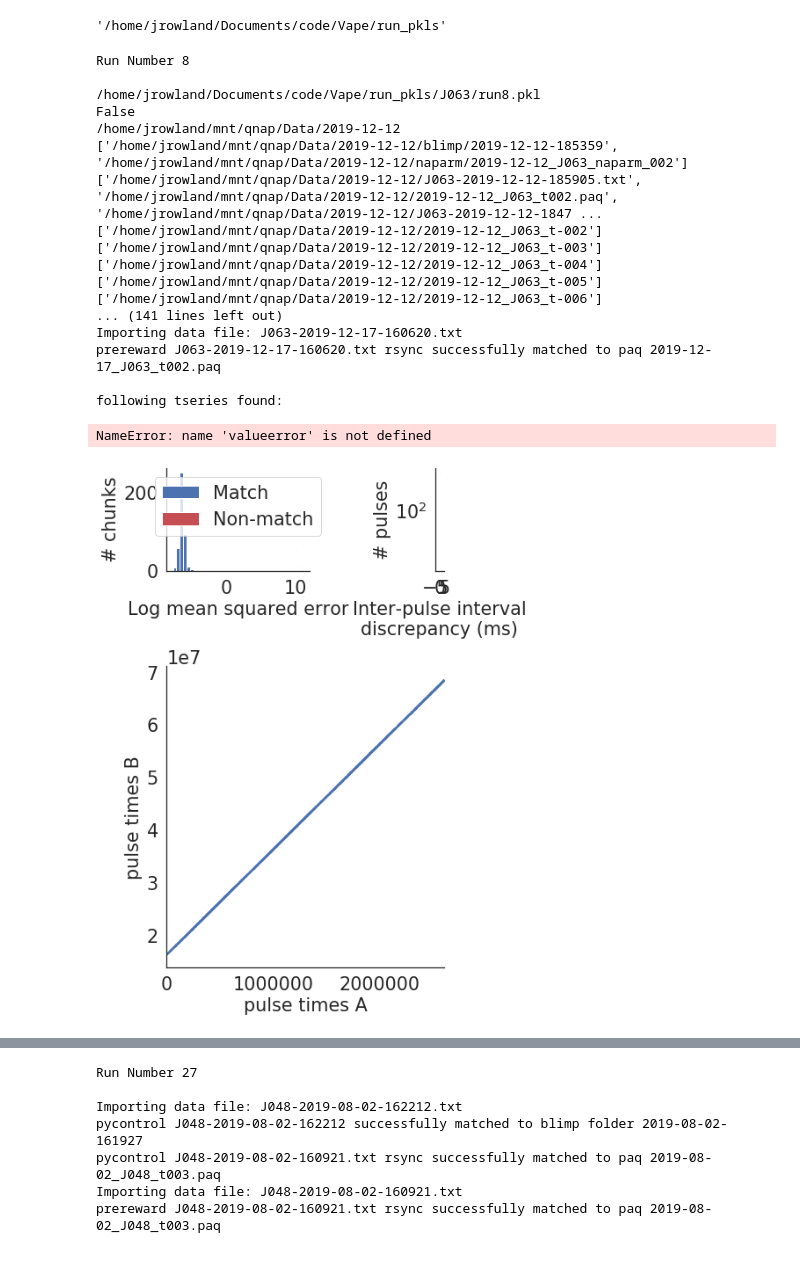
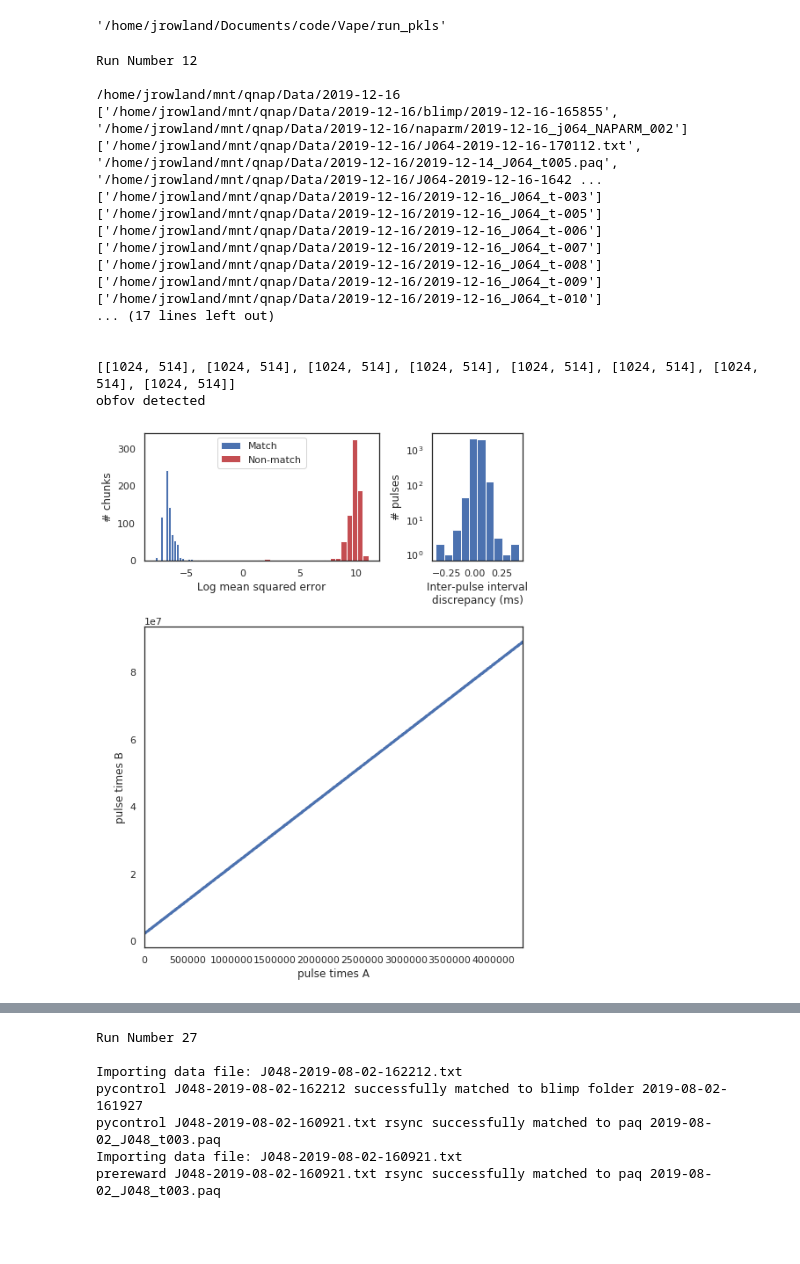
Before and after one commit to Packer-Lab/Vape, a Jupyter notebook: jupyter/preprocessing/cacher.ipynb, the cells around one changed output, grey strips where cells are left out. Drawn from its saved outputs; the diff is of its cells as text; code cells hidden in the pictures.

Commit message:
cacher now works with all 2019 data, almost finished improved filter_trials function

```diff
--- a/jupyter/preprocessing/cacher.ipynb
+++ b/jupyter/preprocessing/cacher.ipynb
@@ -17,31 +14,29 @@ pkl_path
 # %% [output]
 '/home/jrowland/Documents/code/Vape/run_pkls'
 # %%
-mouse_id = 'J063'
-run_numbers = [8,9,10,11,12,13,14]
+mouse_id = 'J064'
+run_numbers = [10,11,12,13,14,15]
 for run_number in run_numbers:
-
     cprint('\n\nRun Number {}\n'.format(run_number), attrs=['bold'])
 
     cacher.main(mouse_id, run_number, pkl_path,
-                reprocess=True, reload=False, do_s2p=False, do_flu_preprocess=False)
+                reprocess=False, reload=True, do_s2p=False, do_flu_preprocess=False)
 # %% [output]
-Run Number 8
+Run Number 12
 
-/home/jrowland/Documents/code/Vape/run_pkls/J063/run8.pkl
-False
-/home/jrowland/mnt/qnap/Data/2019-12-12
-['/home/jrowland/mnt/qnap/Data/2019-12-12/blimp/2019-12-12-185359', '/home/jrowland/mnt/qnap/Data/2019-12-12/naparm/2019-12-12_J063_naparm_002']
-['/home/jrowland/mnt/qnap/Data/2019-12-12/J063-2019-12-12-185905.txt', '/home/jrowland/mnt/qnap/Data/2019-12-12/2019-12-12_J063_t002.paq', '/home/jrowland/mnt/qnap/Data/2019-12-12/J063-2019-12-12-1847 ...
-['/home/jrowland/mnt/qnap/Data/2019-12-12/2019-12-12_J063_t-002']
-['/home/jrowland/mnt/qnap/Data/2019-12-12/2019-12-12_J063_t-003']
-['/home/jrowland/mnt/qnap/Data/2019-12-12/2019-12-12_J063_t-004']
-['/home/jrowland/mnt/qnap/Data/2019-12-12/2019-12-12_J063_t-005']
-['/home/jrowland/mnt/qnap/Data/2019-12-12/2019-12-12_J063_t-006']
-... (141 lines left out)
-Importing data file: J063-2019-12-17-160620.txt
-prereward J063-2019-12-17-160620.txt rsync successfully matched to paq 2019-12-17_J063_t002.paq
+/home/jrowland/mnt/qnap/Data/2019-12-16
+['/home/jrowland/mnt/qnap/Data/2019-12-16/blimp/2019-12-16-165855', '/home/jrowland/mnt/qnap/Data/2019-12-16/naparm/2019-12-16_j064_NAPARM_002']
+['/home/jrowland/mnt/qnap/Data/2019-12-16/J064-2019-12-16-170112.txt', '/home/jrowland/mnt/qnap/Data/2019-12-16/2019-12-14_J064_t005.paq', '/home/jrowland/mnt/qnap/Data/2019-12-16/J064-2019-12-16-1642 ...
+['/home/jrowland/mnt/qnap/Data/2019-12-16/2019-12-16_J064_t-003']
+['/home/jrowland/mnt/qnap/Data/2019-12-16/2019-12-16_J064_t-005']
+['/home/jrowland/mnt/qnap/Data/2019-12-16/2019-12-16_J064_t-006']
+['/home/jrowland/mnt/qnap/Data/2019-12-16/2019-12-16_J064_t-007']
+['/home/jrowland/mnt/qnap/Data/2019-12-16/2019-12-16_J064_t-008']
+['/home/jrowland/mnt/qnap/Data/2019-12-16/2019-12-16_J064_t-009']
+['/home/jrowland/mnt/qnap/Data/2019-12-16/2019-12-16_J064_t-010']
+... (17 lines left out)
 
-following tseries found:
+
+[[1024, 514], [1024, 514], [1024, 514], [1024, 514], [1024, 514], [1024, 514], [1024, 514], [1024, 514]]
+obfov detected
-NameError: name 'valueerror' is not defined
-[figure, old version]
+[figure, new version]
```
Also changed, not shown: parts of 3 cells of this notebook, 6 other files.
